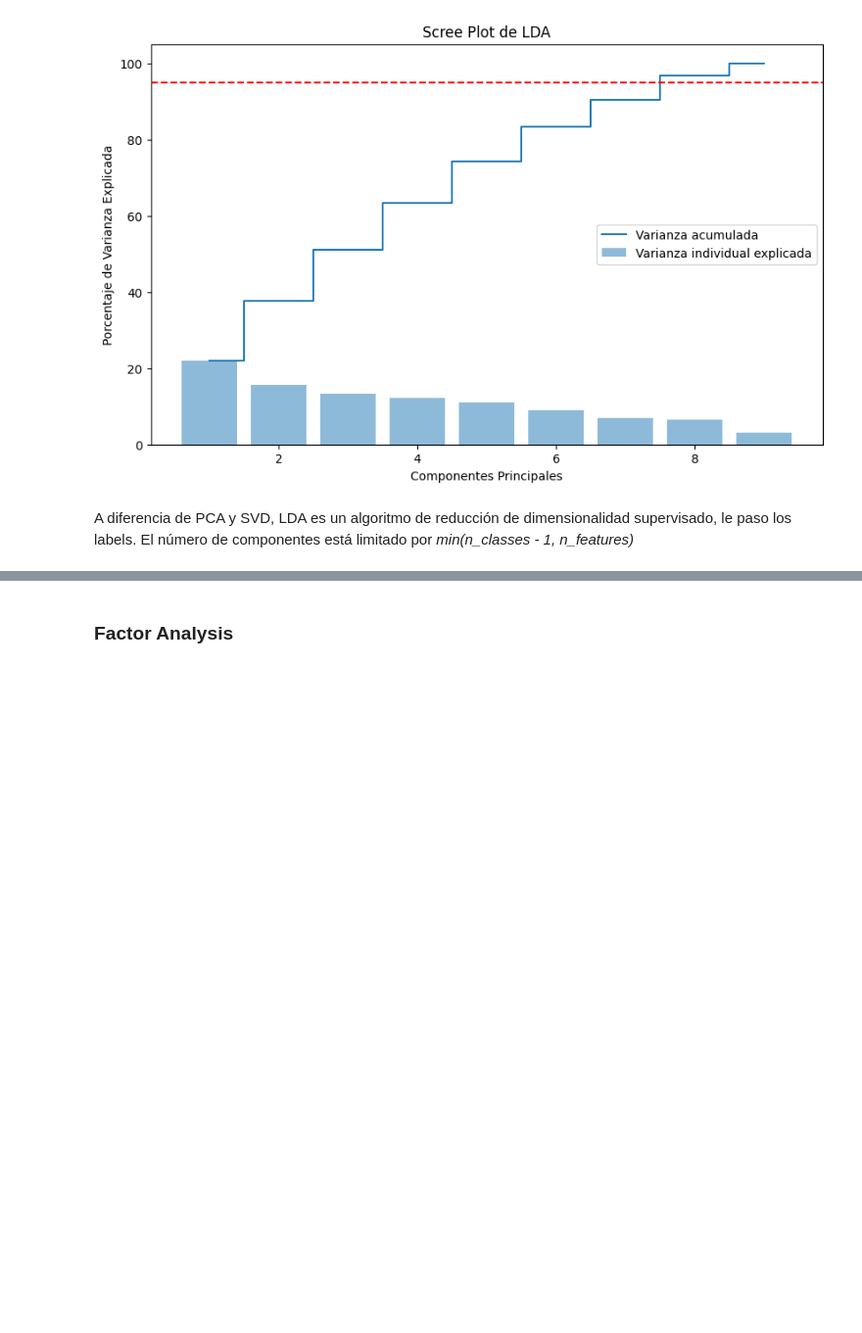
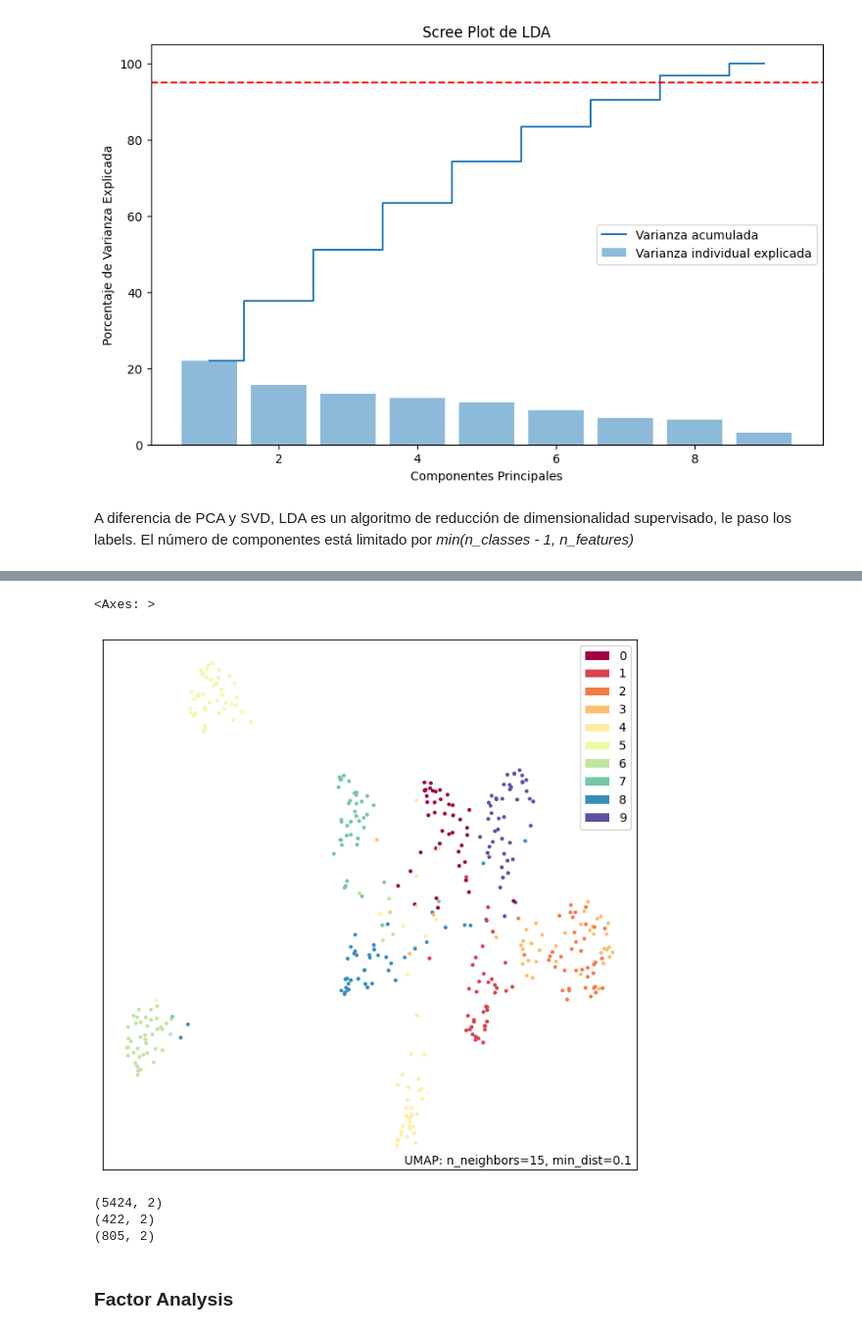
Before and after one commit to pieroGJ121/ML_proyecto_3, a Jupyter notebook: main.ipynb, the cells around one changed output, grey strips where cells are left out. Shown: that part at 98% size. Cells and saved outputs as stored; diff of their text form; code cells hidden in the pictures; blank space fills up the shorter version.

```diff
--- a/main.ipynb
+++ b/main.ipynb
@@ -195,3 +228,22 @@ no puedo graficar la varianza de Gaussian Random Projection ya que no tiene el a
+# %%
+import umap.plot
+
+reducer = umap.UMAP()
+
+X_val_draw = reducer.fit(X_val_scaled)
+
+umap.plot.points(X_val_draw, labels=Y_val_encoded)
+# %% [output]
+<Axes: >
+[figure, added]
+# %%
+print(X_train_umap.shape)
+print(X_val_umap.shape)
+print(X_test_umap.shape)
+# %% [output]
+(5424, 2)
+(422, 2)
+(805, 2)
 # %% [markdown]
 ### Factor Analysis
 # %%
```
Also changed, not shown: parts of 29 cells of this notebook.
